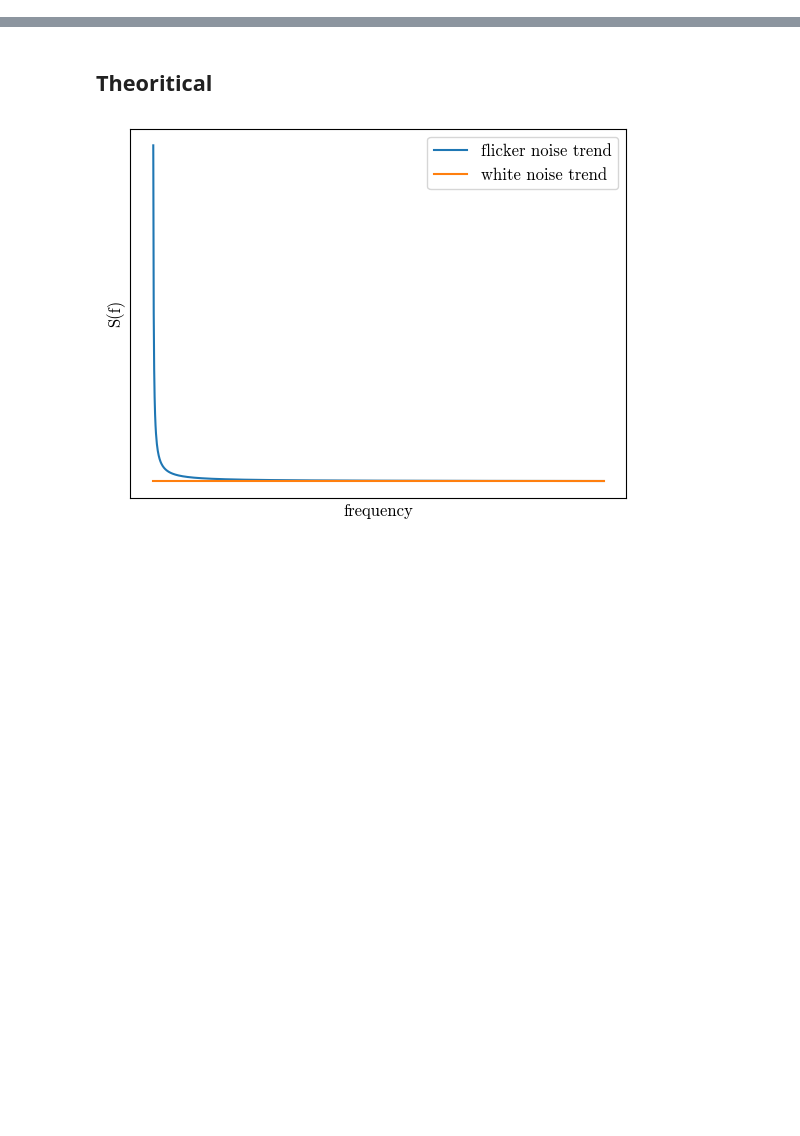
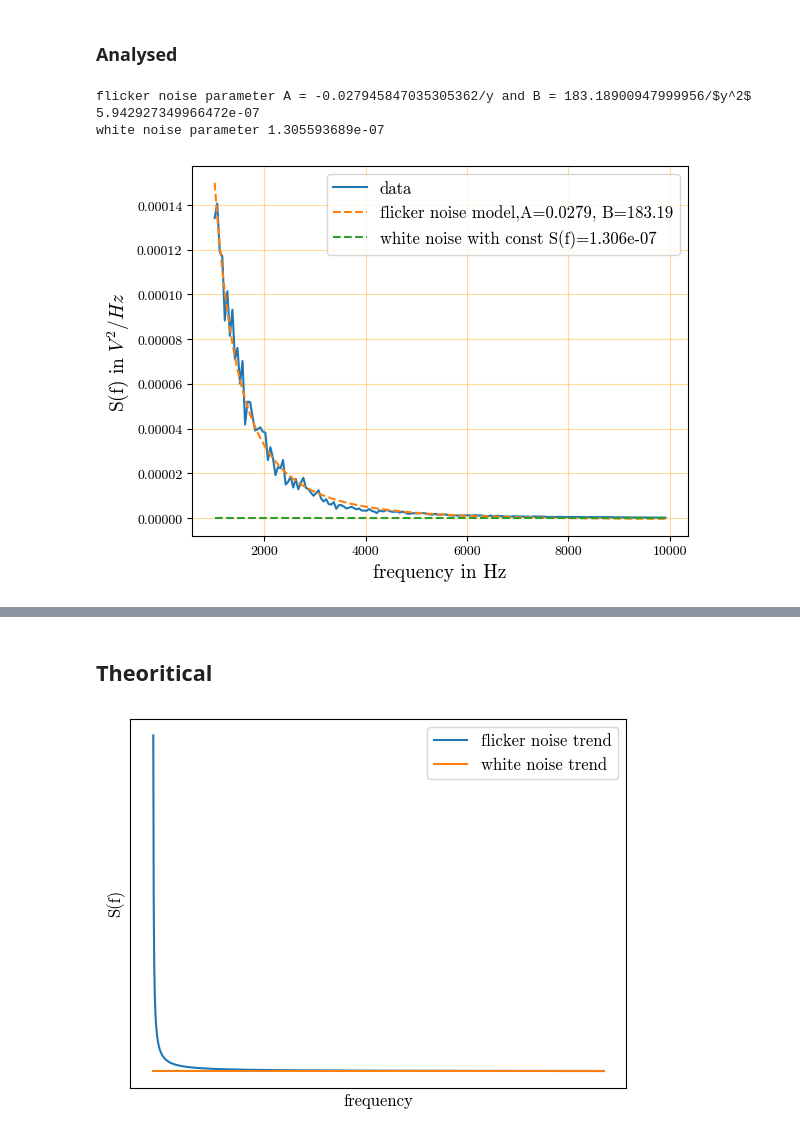
Before and after one commit to vijaypanchalr3/shotnoise, a Jupyter notebook: src/analysis/mathematics.ipynb, the cells around one changed output, grey strips where cells are left out. Cells and saved outputs as stored; diff of their text form; code cells hidden in the pictures; blank space fills up the shorter version.

```diff
--- a/src/analysis/mathematics.ipynb
+++ b/src/analysis/mathematics.ipynb
@@ -22,0 +43,42 @@ file3_init = tools.files(file3)
+# %% [markdown]
+### Analysed
+# %%
+# data sorting as lower deviation
+data0 = med_init.sort_on_deviation(10)
+data00,data01 = med_init.point_mean(data0)
+
+# ENBW corrected values of S(f)
+data01 = np.square(data01)/(2*1250)
+
+# linearity limit correction guess work
+limit = 178
+
+# models for noise fitting
+def flicker_noise(y,A,B,C):
+    return (A/y)+(B/y**2)+C
+
+def white(y,c):
+    return 0.0*y+c
+
+# Curve fitting
+param, param_cov = curve_fit(flicker_noise, data00[:],data01[:])
+param_white, param_cov_white = curve_fit(white,data00[limit:],data01[limit:])
+print(f"flicker noise parameter A = {param[0]}/y and B = {param[1]}/$y^2$ {param[2]}")
+print(f"white noise parameter {param_white[0]}")
+
+
+# plots
+fig,ax = plt.subplots()
+ax.plot(data00[:],data01[:],label="data")
+ax.plot(data00[:],flicker_noise(data00[:],param[0],param[1],param[2]),label=f"flicker noise model,A={abs(round(param[0],4))}, B={round(param[1],2)}",linestyle="dashed")
+ax.plot(data00[:],white(data00[:],param_white[0]),label=f"white noise with const S(f)={round(param_white[0],10)}",linestyle="dashed")
+ax.set_xlabel("frequency in Hz",fontdict=font)
+ax.set_ylabel("S(f) in $V^2/Hz$",fontdict=font)
+# ax.set_title("final result after ENBW corrected spectral density TIME CONSTANT=100$us$",fontdict=font)
+ax.grid(which="both",axis="both",color="orange",alpha=0.4)
+ax.legend(prop= leg_font)
+plt.savefig("final_1000_100us.png",dpi=700)
+# %% [output]
+flicker noise parameter A = -0.027945847035305362/y and B = 183.18900947999956/$y^2$ 5.942927349966472e-07
+white noise parameter 1.305593689e-07
+[figure, added]
```
Also changed, not shown: parts of 20 cells of this notebook, 39 other files.
